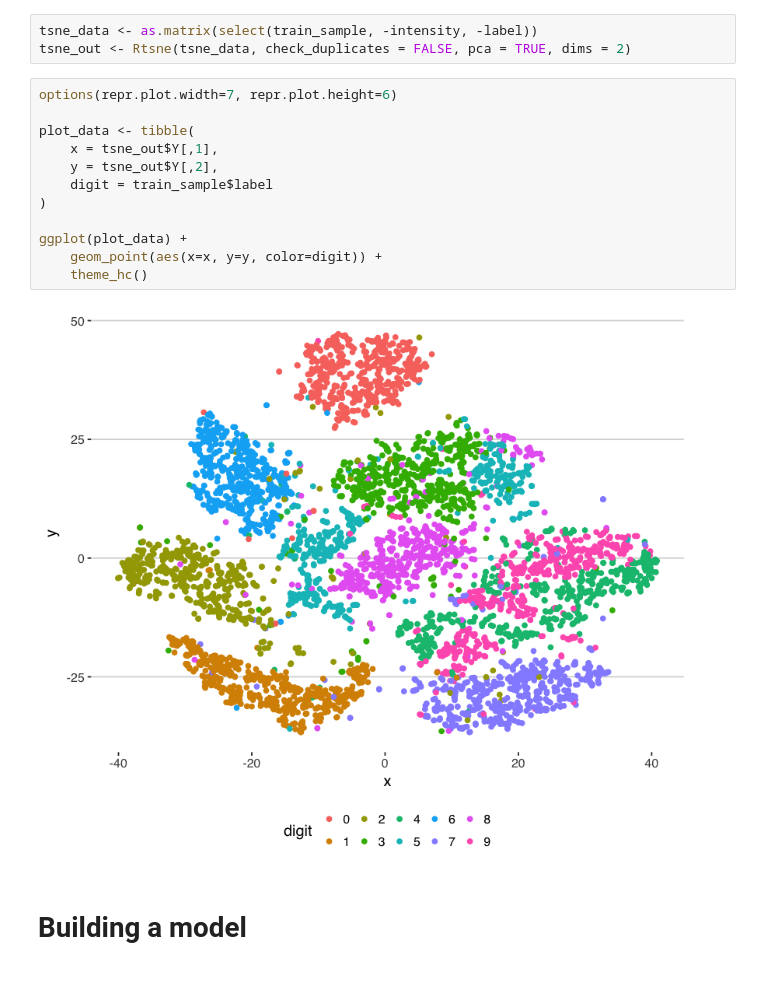
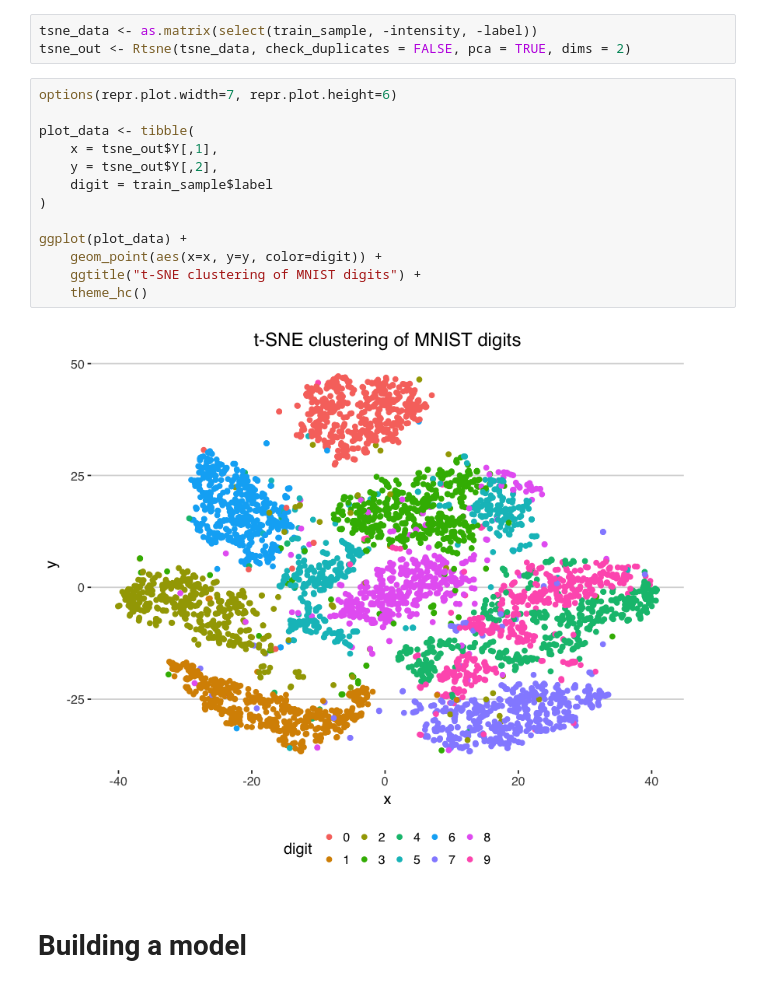
Before and after one commit to Data-Science-FMI/introduction-to-data-science-2017, a Jupyter notebook: labs/lab_1/mnist.ipynb, the cells around one changed output. Saved outputs shown, nothing was run; the diff lists cells and outputs as text.

```diff
--- a/labs/lab_1/mnist.ipynb
+++ b/labs/lab_1/mnist.ipynb
@@ -176,17 +176,18 @@ tsne_out <- Rtsne(tsne_data, check_duplicates = FALSE, pca = TRUE, dims = 2)
 # %%
 options(repr.plot.width=7, repr.plot.height=6)
 
 plot_data <- tibble(
     x = tsne_out$Y[,1],
     y = tsne_out$Y[,2],
     digit = train_sample$label
 )
 
 ggplot(plot_data) +
     geom_point(aes(x=x, y=y, color=digit)) +
+    ggtitle("t-SNE clustering of MNIST digits") +
     theme_hc()
 # %% [output]
-[figure, old version]
+[figure, new version]
 # %% [markdown]
 # Building a model
 # %%
```
Also changed, not shown: parts of 4 cells of this notebook.
